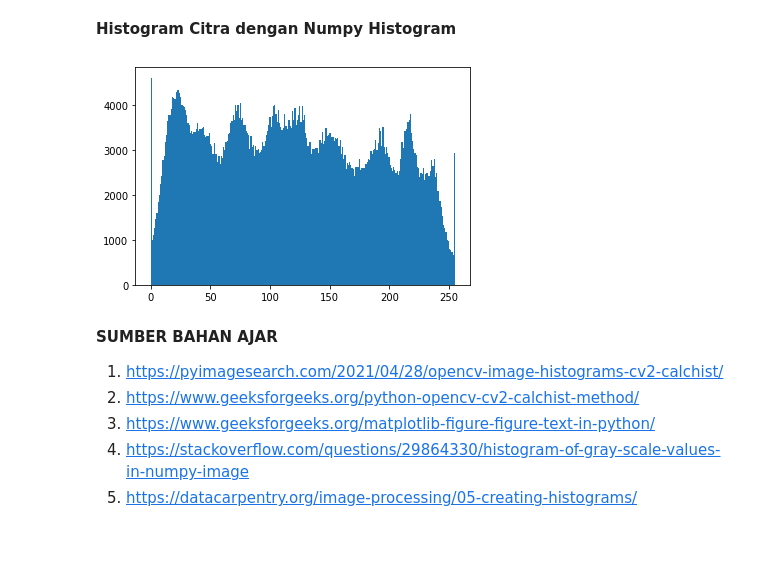
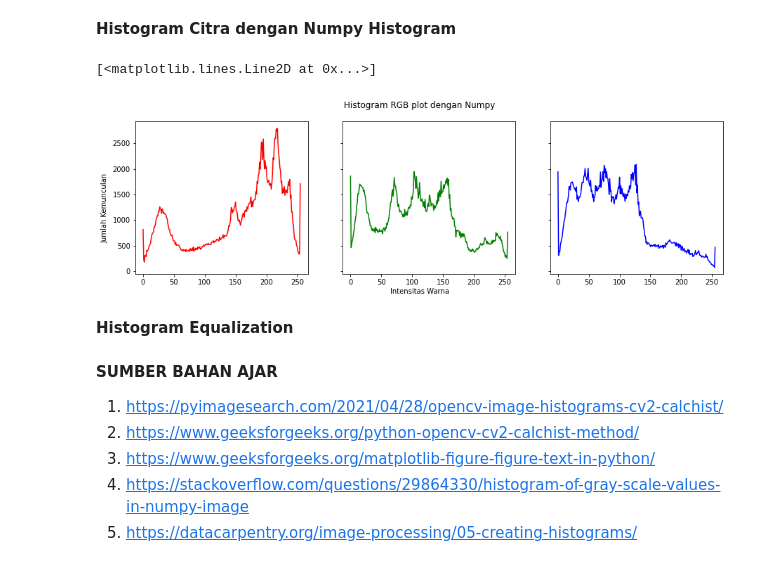
Before and after one commit to rizkinahayyuni/PCVK_Genap_2022, a Jupyter notebook: Modul6.ipynb, the cells around one changed output. Drawn from its saved outputs; the diff is of its cells as text; code cells hidden in the pictures.

```diff
--- a/Modul6.ipynb
+++ b/Modul6.ipynb
@@ -41,18 +41,26 @@ ax_b.plot(hist_b, color='blue')                   # Membuat plot untuk histogram
 [figure]
 # %% [markdown]
 **Histogram Citra dengan Numpy Histogram**
-# %%
-rgb_lena2 = img_lena          # Copy img_lena
-
-# Mencari dan membuat plot dari hasil Histogram
-# Penggunaan ravel() untuk perataan array sehingga dapat langsung dilakukan plotting
-# 256 adalah nilai untuk bins(jumlah rentang data)
-bin_counts, bin_edges, patches = plt.hist(rgb_lena2.ravel(), 256)
-
-# saya tidak menemukan sumber bahwa dengan menggunakan np.histogram dapat menampilkan histogram dari masing masing warna RGB.
-# Sejauh informasi yang saya dapatkan penggunaan np.histogram banyak digunakan untuk gambar grayscale
-# %% [output]
-[figure, removed]
+# %%
+rgb_lena2 = img_lena          # Copy img_lena
+
+# bins = jumlah rentang data ; range = rentang nilai yaitu 0-256
+histogram_r, bin_edges_r = np.histogram(rgb_lena2[:,:,2], bins=256, range=(0, 256))   # Histogram untuk warna RED[2]
+histogram_g, bin_edges_g = np.histogram(rgb_lena2[:,:,1], bins=256, range=(0, 256))   # Histogram untuk warna GREEN[1]
+histogram_b, bin_edges_b = np.histogram(rgb_lena2[:,:,0], bins=256, range=(0, 256))   # Histogram untuk warna BLUE[0]
+
+fig, (ax_r, ax_g, ax_b) = plt.subplots(1, 3, figsize=[15,4], sharex=True, sharey=True)  # Membuat plot 1baris & 3kolom
+fig.suptitle('Histogram RGB plot dengan Numpy')                                                      # Menambahkan title dari plot
+fig.text(0.08, 0.45, 'Jumlah Kemunculan', va='center', rotation='vertical')      # atribut(x, y, text, text_properties)
+fig.text(0.5, 0.03, 'Intensitas Warna', ha='center')                             # atribut(x, y, text, text_properties)
+ax_r.plot(bin_edges_r[0:-1], histogram_r, color='red')                    # Membuat plot untuk histogram warna merah
+ax_g.plot(bin_edges_g[0:-1], histogram_g, color='green')                  # Membuat plot untuk histogram warna merah
+ax_b.plot(bin_edges_b[0:-1], histogram_b, color='blue')                   # Membuat plot untuk histogram warna merah
+# %% [output]
+[<matplotlib.lines.Line2D at 0x...>]
+[figure, added]
+# %% [markdown]
+**Histogram Equalization**
 # %% [markdown]
 **SUMBER BAHAN AJAR**
 1. https://pyimagesearch.com/2021/04/28/opencv-image-histograms-cv2-calchist/
```
